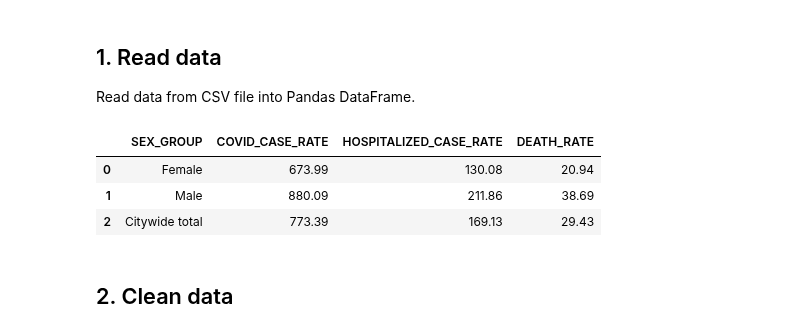
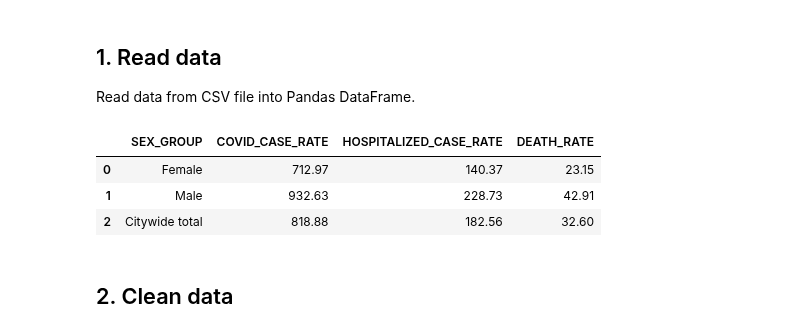
Before and after one commit to carlos-afonso/COVID-19, a Jupyter notebook: notebooks/nyc-covid-19-by-sex.ipynb, the cells around one changed output. Drawn from its saved outputs; the diff is of its cells as text; code cells hidden in the pictures.

```diff
--- a/notebooks/nyc-covid-19-by-sex.ipynb
+++ b/notebooks/nyc-covid-19-by-sex.ipynb
@@ -10,17 +10,17 @@ import pandas as pd
 
 Read data from CSV file into Pandas DataFrame.
 # %%
-update_str = 'as of Apr 5, 2020'
+update_str = 'as of Apr 6, 2020'
 source_str = 'Data: nyc.gov/coronavirus - Plot: carlos-afonso.github.io/COVID-19'
 
 file = '../data/nychealth-coronavirus-data/by-sex.csv'
 df = pd.read_csv(file)
 df
 # %% [output]
 |  | SEX_GROUP | COVID_CASE_RATE | HOSPITALIZED_CASE_RATE | DEATH_RATE |
-| 0 | Female | 673.99 | 130.08 | 20.94 |
-| 1 | Male | 880.09 | 211.86 | 38.69 |
-| 2 | Citywide total | 773.39 | 169.13 | 29.43 |
+| 0 | Female | 712.97 | 140.37 | 23.15 |
+| 1 | Male | 932.63 | 228.73 | 42.91 |
+| 2 | Citywide total | 818.88 | 182.56 | 32.60 |
 # %% [markdown]
 ## 2. Clean data
 # %%
```
Also changed, not shown: parts of 3 cells of this notebook, 2 other files.
